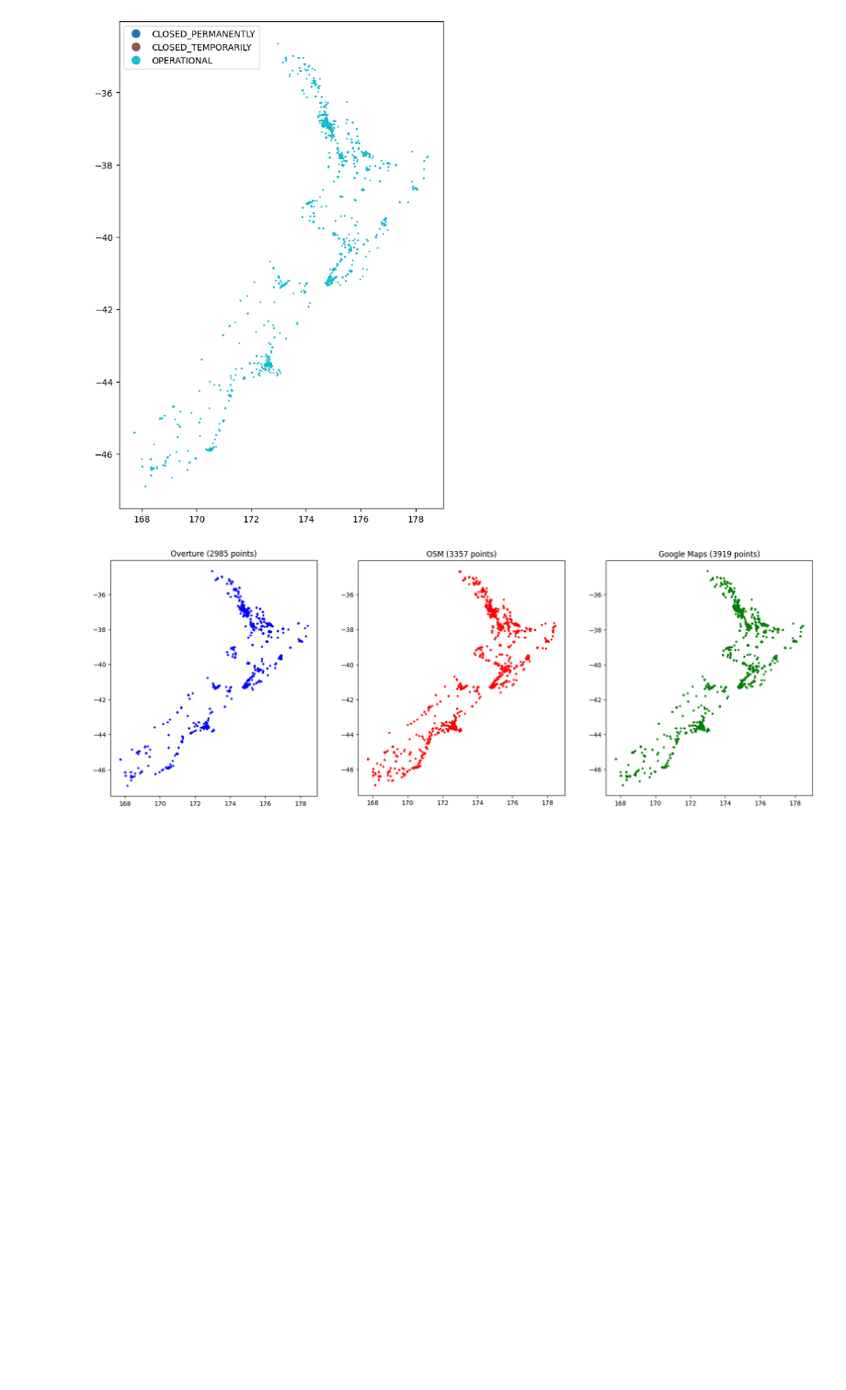
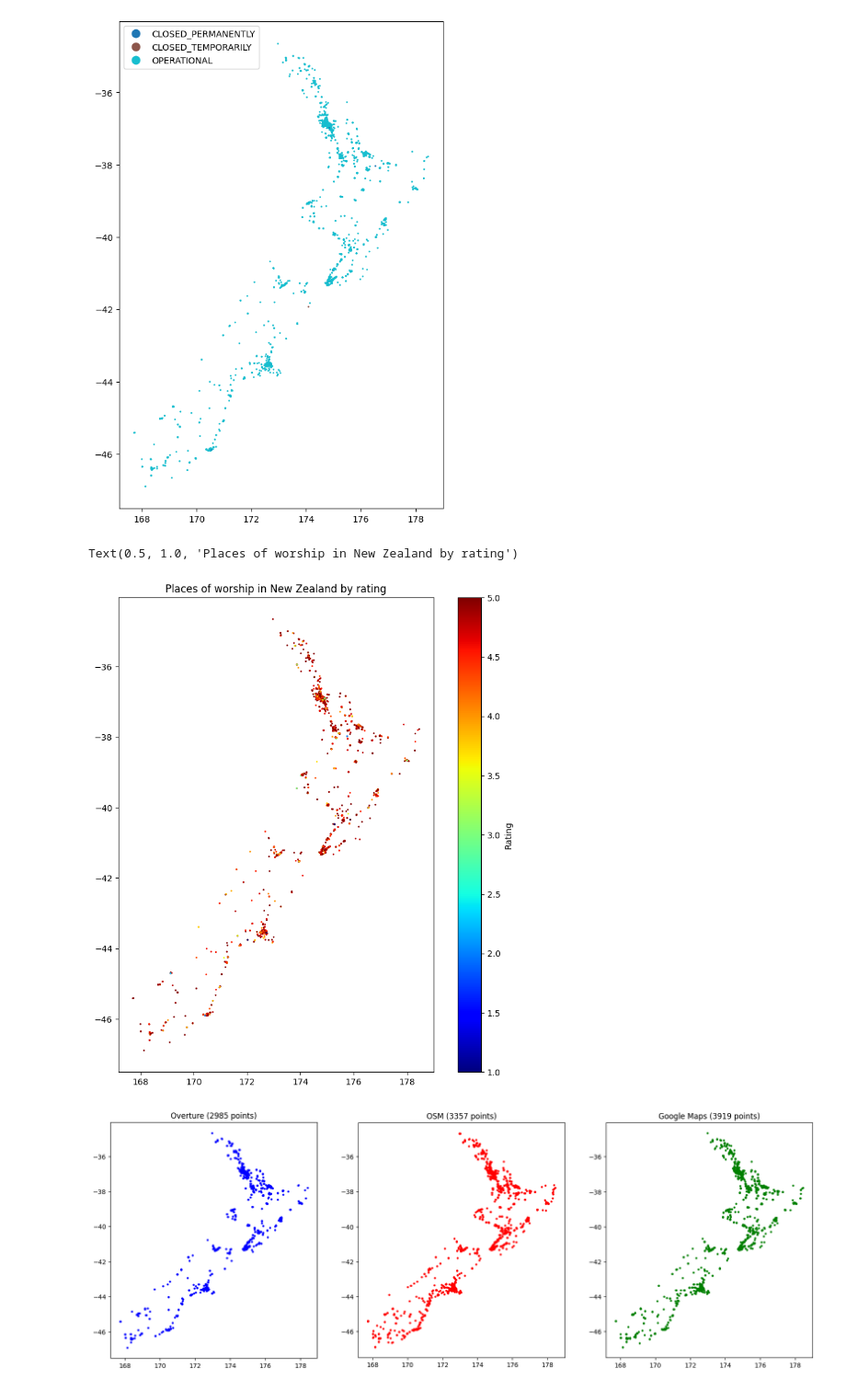
Before and after one commit to UoA-eResearch/religion, a Jupyter notebook: cross-check.ipynb, the cells around one changed output. Shown at 92% size. Cells and saved outputs as stored; diff of their text form; code cells hidden in the pictures; blank space fills up the shorter version.

```diff
--- a/cross-check.ipynb
+++ b/cross-check.ipynb
@@ -166,6 +166,12 @@ child_care_agency         7
 funeral_home              7
 Name: primaryType, dtype: int64
 [figure]
+# %%
+ax = gmaps.plot("rating", legend=True, figsize=(10,10), legend_kwds={"label": "Rating"}, markersize=1, cmap="jet")
+ax.set_title("Places of worship in New Zealand by rating")
+# %% [output]
+Text(0.5, 1.0, 'Places of worship in New Zealand by rating')
+[figure, added]
 # %%
 fig, (ax1, ax2, ax3) = plt.subplots(1, 3, figsize=(20,20))
 overture.plot(ax=ax1, color="blue", markersize=5)
```
Also changed, not shown: 1 other file.
